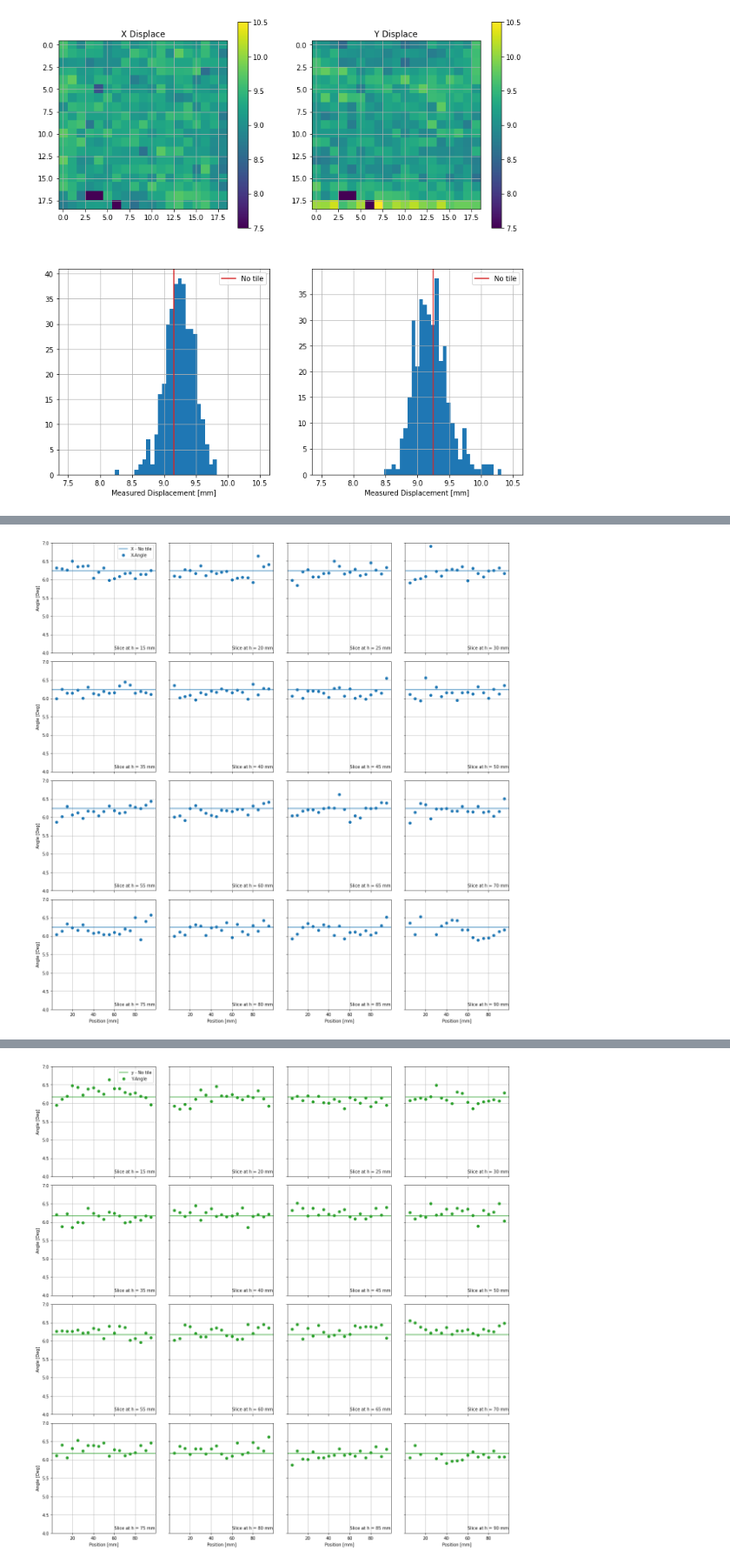
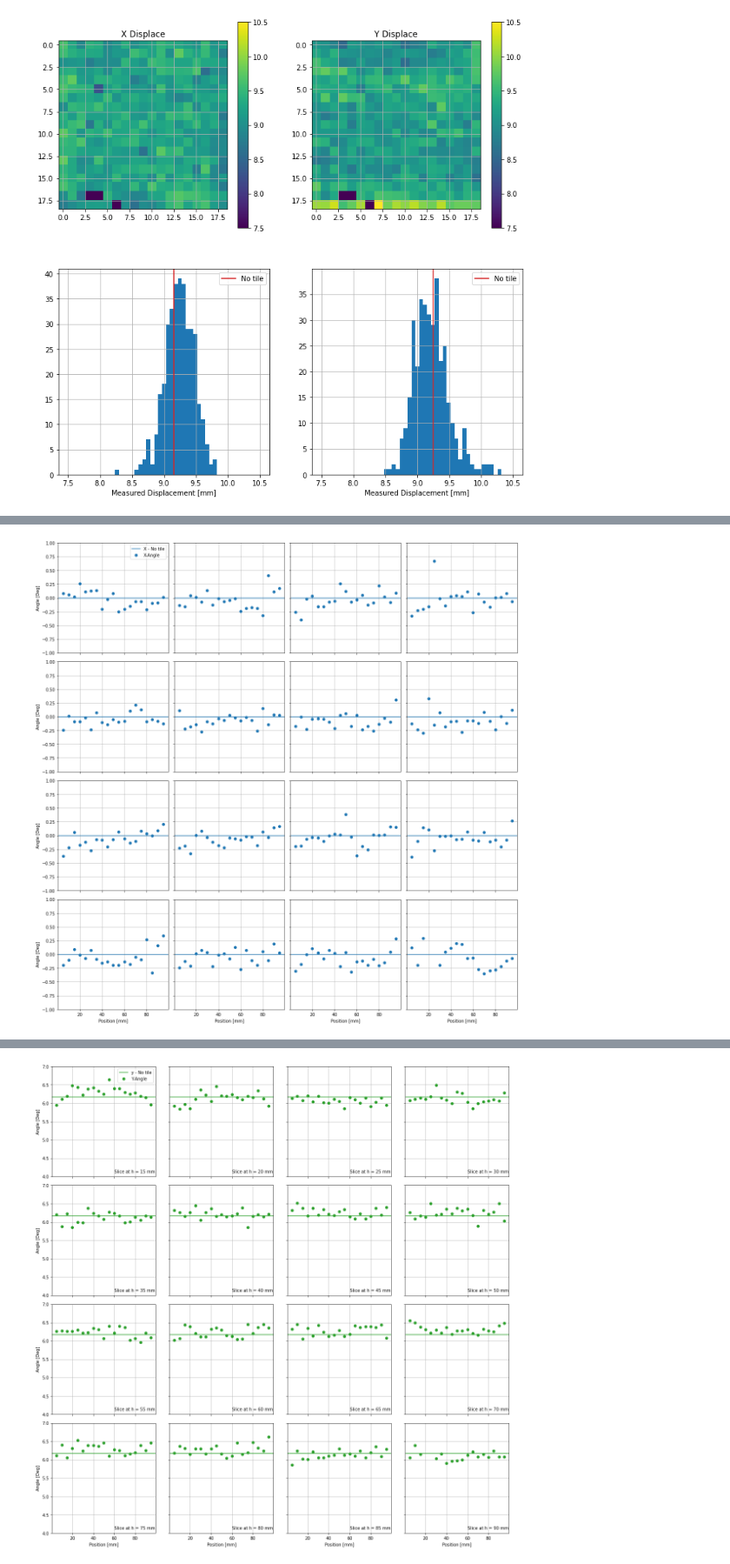
Before and after one commit to steob92/HELIXGradient, a Jupyter notebook: gradientAnalysisTest.ipynb, the cells around one changed output, grey strips where cells are left out. Shown at 87% size. Drawn from its saved outputs; the diff is of its cells as text; code cells hidden in the pictures.

```diff
--- a/gradientAnalysisTest.ipynb
+++ b/gradientAnalysisTest.ipynb
@@ -193,20 +200,20 @@ fig, axs = plt.subplots(4, 4, sharex=True, sharey=True, figsize=(16,16))
 for i, ax in enumerate(axs.ravel()):
 
     lab = "Slice at h = %d mm"%(grad2D.h[i+2])
-    ax.errorbar(grad2D.h, grad2D.x_proj_data[i+2,:], grad2D.x_err_proj_data[i+2,:], fmt = "C0o", label = "X-Displacement")
+    ax.errorbar(grad2D.h, grad2D.x_proj_data[i+2,:] - grad2D.x_0_proj, grad2D.x_err_proj_data[i+2,:], fmt = "C0o", label = "X-Displacement")
     # ax.errorbar(grad2D.h, grad2D.y_proj_data[i+2,:], grad2D.y_err_proj_data[i+2,:], fmt = "C2s", label = "Y-Displacement")
 
 
-    ax.axhline(grad2D.x_0_proj, color = "C0", label = "X - No tile")
+    ax.axhline(0, color = "C0", label = "X - No tile")
     # ax.axhline(grad2D.y_0_proj, color = "C2", label = "Y - No tile")
-    ax.axhline(grad2D.x_0_proj + grad2D.x_0_proj_err, color = "C0", ls = "--")
-    ax.axhline(grad2D.x_0_proj - grad2D.x_0_proj_err, color = "C0", ls = "--")
+    ax.axhline( + grad2D.x_0_proj_err, color = "C0", ls = "--")
+    ax.axhline( - grad2D.x_0_proj_err, color = "C0", ls = "--")
 
 
     ax.grid()
 
-    ax.text( 60, 8.1, lab )
-axs[0,0].set_ylim(8,10)
+    # ax.text( 60, 8.1, lab )
+axs[0,0].set_ylim(-1,1)
 axs[0,0].legend()
 
 for i in range(axs.shape[0]):
@@ -221,18 +230,18 @@ for i, ax in enumerate(axs.ravel()):
 
     lab = "Slice at h = %d mm"%(grad.h[i+2])
     # ax.errorbar(grad.h, grad.x_proj_data[i+2,:], grad.x_err_proj_data[i+2,:], fmt = "C0o", label = "X-Displacement")
-    ax.errorbar(grad.h, grad.y_proj_data[i+2,:], grad.y_err_proj_data[i+2,:], fmt = "C2s", label = "Y-Displacement")
+    ax.errorbar(grad.h, grad.y_proj_data[i+2,:] - grad.y_0_proj, grad.y_err_proj_data[i+2,:], fmt = "C2s", label = "Y-Displacement")
 
 
     # ax.axhline(grad.x_0_proj, color = "C0", label = "X - No tile")
-    ax.axhline(grad.y_0_proj, color = "C2", label = "Y - No tile")
-    ax.axhline(grad.y_0_proj + grad.y_0_proj_err, color = "C2", ls = "--")
-    ax.axhline(grad.y_0_proj - grad.y_0_proj_err, color = "C2", ls = "--")
+    ax.axhline(0, color = "C2", label = "Y - No tile")
+    ax.axhline( + grad.y_0_proj_err, color = "C2", ls = "--")
+    ax.axhline( - grad.y_0_proj_err, color = "C2", ls = "--")
 
     ax.grid()
 
-    ax.text( 60, 8.1, lab )
-axs[0,0].set_ylim(8,10)
+    # ax.text( 60, 8.1, lab )
+axs[0,0].set_ylim(-1,1)
 axs[0,0].legend()
 
 for i in range(axs.shape[0]):
@@ -249,18 +258,18 @@ for i, ax in enumerate(axs.ravel()):
 
     lab = "Slice at h = %d mm"%(grad2D.h[i+2])
     # ax.errorbar(grad2D.h, grad2D.x_proj_data[i+2,:], grad2D.x_err_proj_data[i+2,:], fmt = "C0o", label = "X-Displacement")
-    ax.errorbar(grad2D.h, grad2D.y_proj_data[i+2,:], grad2D.y_err_proj_data[i+2,:], fmt = "C2s", label = "Y-Displacement")
+    ax.errorbar(grad2D.h, grad2D.y_proj_data[i+2,:] - grad2D.y_0_proj, grad2D.y_err_proj_data[i+2,:], fmt = "C2s", label = "Y-Displacement")
 
 
     # ax.axhline(grad2D.x_0_proj, color = "C0", label = "X - No tile")
-    ax.axhline(grad2D.y_0_proj, color = "C2", label = "Y - No tile")
-    ax.axhline(grad2D.y_0_proj + grad2D.y_0_proj_err, color = "C2", ls = "--")
-    ax.axhline(grad2D.y_0_proj - grad2D.y_0_proj_err, color = "C2", ls = "--")
+    ax.axhline(0, color = "C2", label = "Y - No tile")
+    ax.axhline(0 + grad2D.y_0_proj_err, color = "C2", ls = "--")
+    ax.axhline(0 - grad2D.y_0_proj_err, color = "C2", ls = "--")
 
     ax.grid()
 
-    ax.text( 60, 8.1, lab )
-axs[0,0].set_ylim(8,10)
+    # ax.text( 60, 8.1, lab )
+axs[0,0].set_ylim(-1,1)
 axs[0,0].legend()
 
 for i in range(axs.shape[0]):
@@ -272,29 +283,29 @@ fig.tight_layout()
 # %%
 fig, axs = plt.subplots(4, 4, sharex=True, sharey=True, figsize=(16,16))
 for i, ax in enumerate(axs.ravel()):
 
     lab = "Slice at h = %d mm"%(grad.h[i+2])
-    ax.errorbar(grad.h, np.rad2deg(grad.theta_x_data[i+2,:]), fmt = "C0o", label = "X-Angle")
+    ax.errorbar(grad.h, np.rad2deg(grad.theta_x_data[i+2,:]) - np.rad2deg(grad.theta_x0), fmt = "C0o", label = "X-Angle")
     # ax.errorbar(grad.h, grad.theta_x_data[i+2,:], grad.y_err_proj_data[i+2,:], fmt = "C2s", label = "Y-Displacement")
 
 
-    ax.axhline(np.rad2deg(grad.theta_x0), color = "C0", label = "X - No tile")
+    ax.axhline(0, color = "C0", label = "X - No tile")
     # ax.axhline(grad.y_0_proj, color = "C2", label = "Y - No tile")
 
     ax.grid()
 
-    ax.text( 60, 4.1, lab )
-axs[0,0].set_ylim(4,7)
+    # ax.text( 60, 4.1, lab )
+axs[0,0].set_ylim(-1,1)
 axs[0,0].legend()
 
 for i in range(axs.shape[0]):
     axs[i,0].set_ylabel("Angle [Deg]")
     axs[-1,i].set_xlabel("Position [mm]")
 
 
 fig.tight_layout()
 # %% [output]
-[figure, old version]
+[figure, new version]
 # %%
 fig, axs = plt.subplots(4, 4, sharex=True, sharey=True, figsize=(16,16))
 for i, ax in enumerate(axs.ravel()):
```
Also changed, not shown: parts of 22 cells of this notebook, 2 other files.
